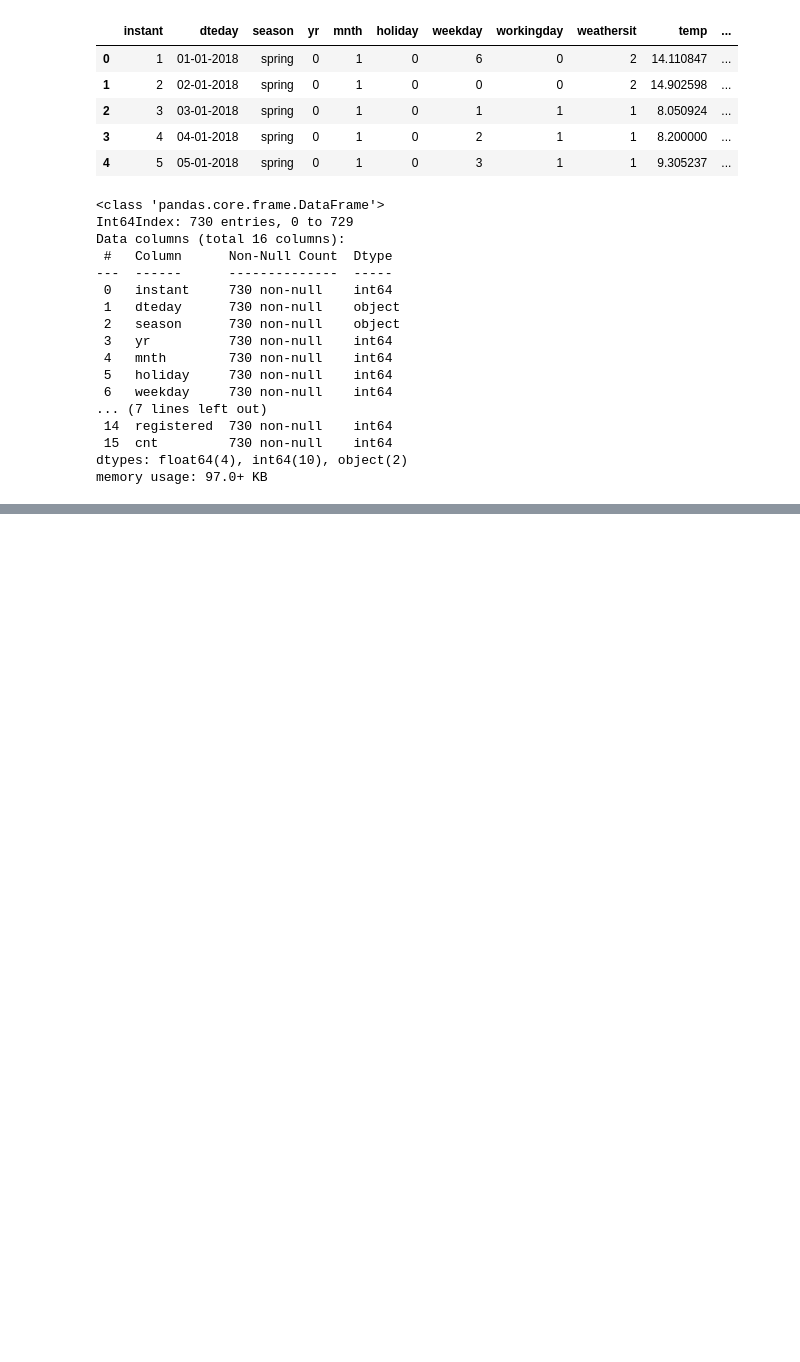
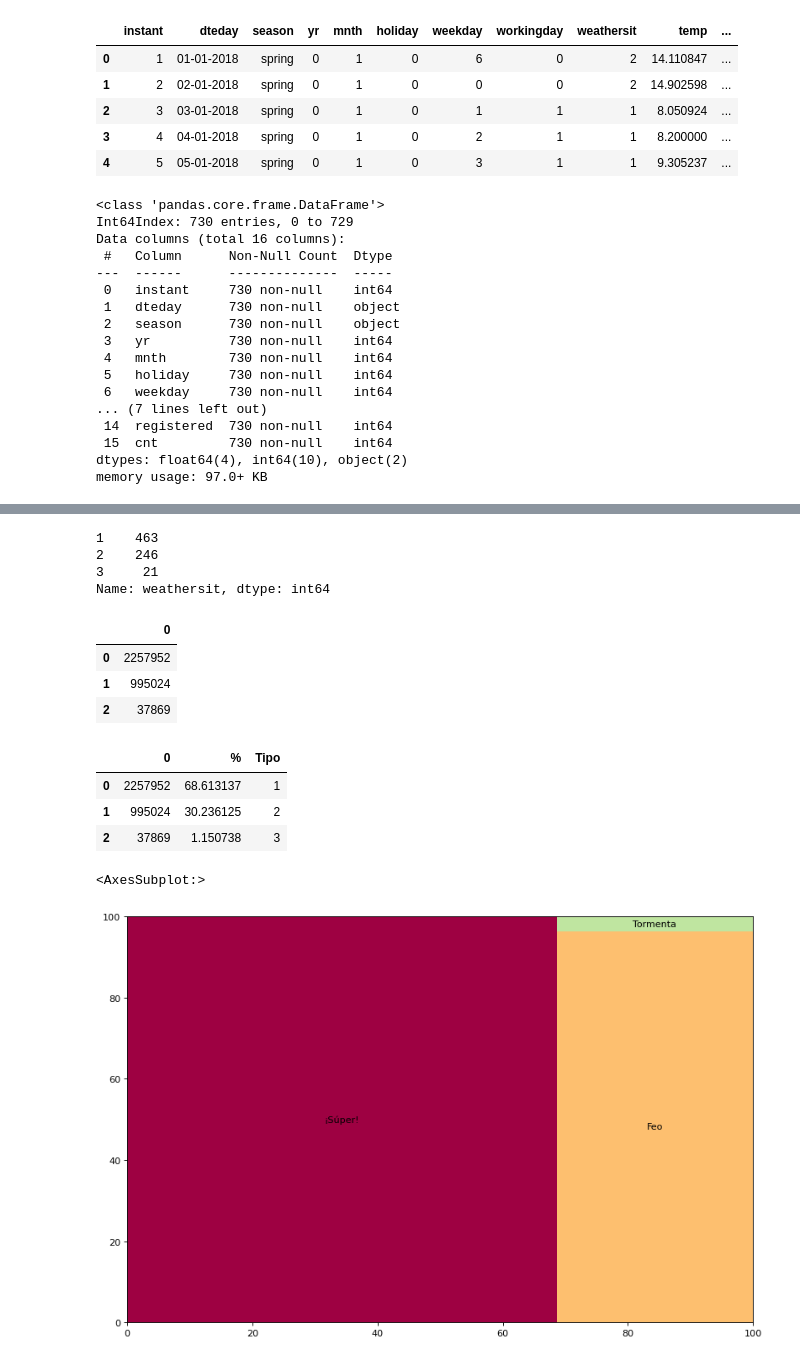
Before and after one commit to Adalab/project-da-promo-A-module-3-team-1, a Jupyter notebook: dataset_lara.ipynb, the cells around one changed output, grey strips where cells are left out. Cells and saved outputs as stored; diff of their text form; code cells hidden in the pictures; blank space fills up the shorter version.

```diff
--- a/dataset_lara.ipynb
+++ b/dataset_lara.ipynb
@@ -60,0 +112,7 @@ Name: cnt, Length: 695, dtype: int64
+# %%
+df["weathersit"].value_counts()
+# %% [output]
+1    463
+2    246
+3     21
+Name: weathersit, dtype: int64
@@ -60,0 +121,37 @@ Name: cnt, Length: 695, dtype: int64
+# %%
+i = 0
+lista2 = []
+for i in range(len(df["weathersit"].value_counts())):
+    a = weather[1][i]["cnt"].sum()
+    i = i+1
+    lista2.append(a)
+# %%
+weathersit = pd.DataFrame(lista2)
+weathersit
+# %% [output]
+|  | 0 |
+| 0 | 2257952 |
+| 1 | 995024 |
+| 2 | 37869 |
+# %%
+weathersit["%"] = weathersit[0].apply(lambda x: x / total * 100)
+weathersit["Tipo"] = ["1", "2", "3"]
+
+weathersit
+# %% [output]
+|  | 0 | % | Tipo |
+| 0 | 2257952 | 68.613137 | 1 |
+| 1 | 995024 | 30.236125 | 2 |
+| 2 | 37869 | 1.150738 | 3 |
+# %%
+labelsX = ["1: Clear, Few clouds, Partly cloudy, Partly cloudy", "2: Mist + Cloudy, Mist + Broken clouds, Mist + Few clouds, Mist", "Light Snow, Light Rain + Thunderstorm + Scattered clouds, Light Rain + Scattered clouds"]
+
+labels = ["¡Súper!", "Feo", "Tormenta"]
+# %%
+plt.figure(figsize=(12,8), dpi= 80)
+
+colors = [plt.cm.Spectral(i/float(len(labels))) for i in range(len(labels))]
+squarify.plot(sizes=weathersit["%"].values.tolist(), label=labels,  color = colors)
+# %% [output]
+<AxesSubplot:>
+[figure, added]
```
Also changed, not shown: parts of 11 cells of this notebook.
